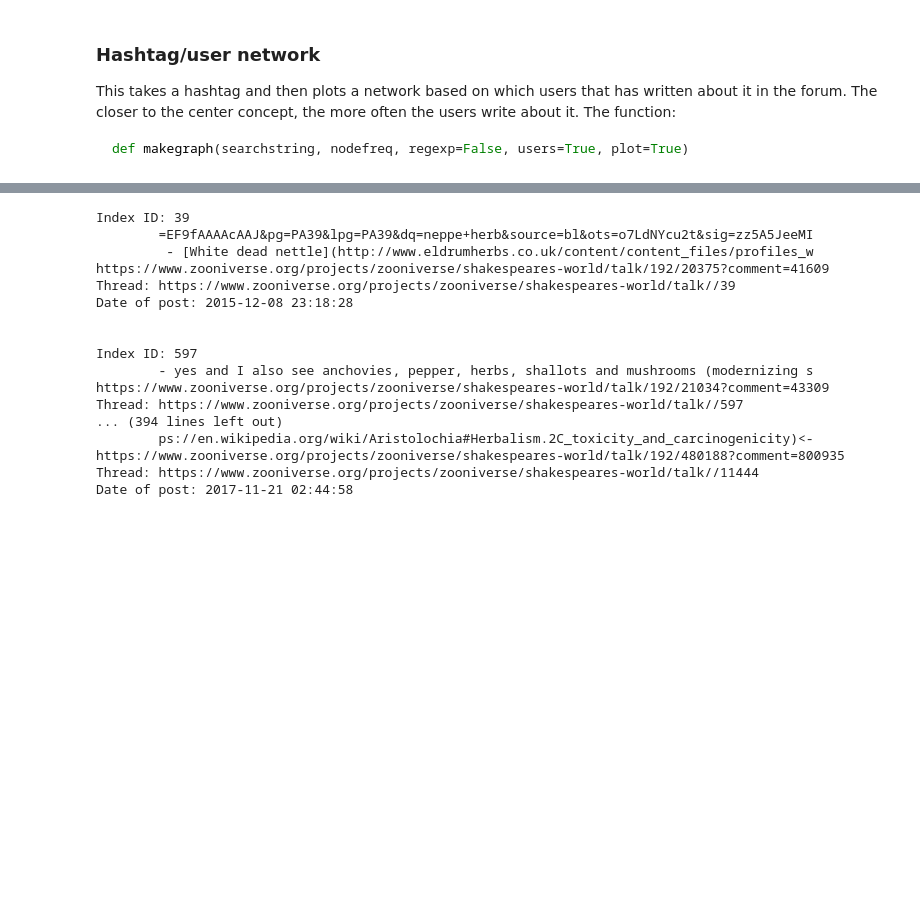
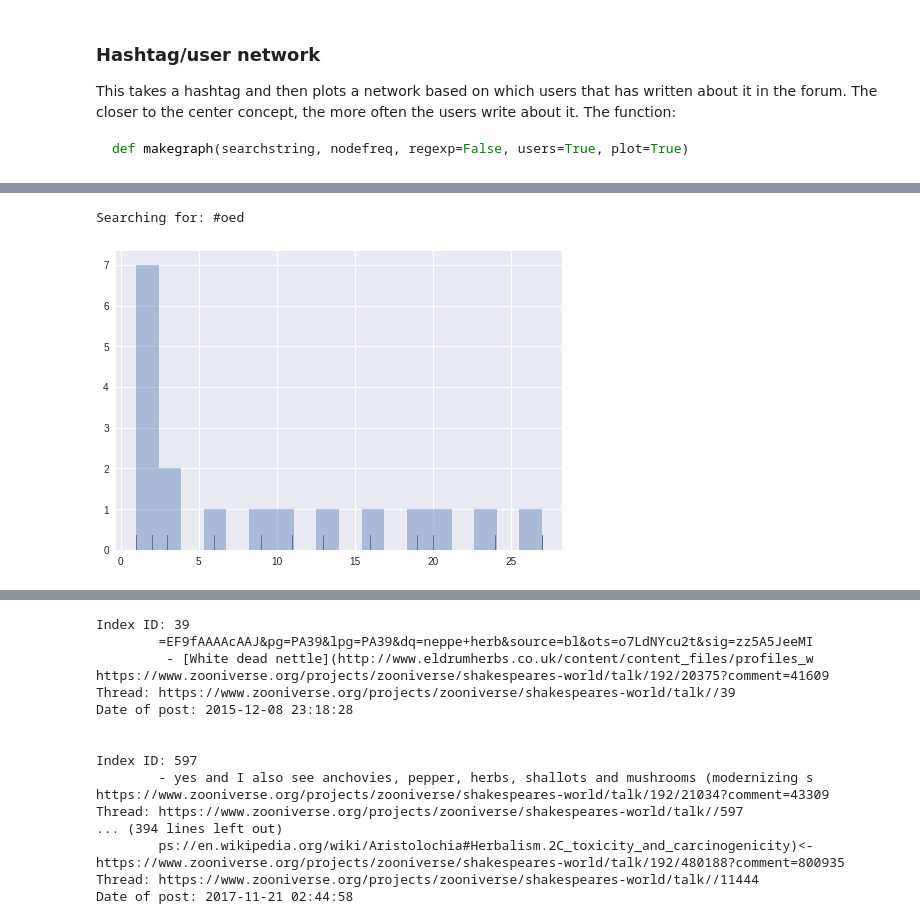
Before and after one commit to christopherkullenberg/talk-analyzer, a Jupyter notebook: shakespeareHashtagAnalyzer.ipynb, the cells around one changed output, grey strips where cells are left out. Saved outputs shown, nothing was run; the diff lists cells and outputs as text; code cells hidden in the pictures; blank space fills up the shorter version.

```diff
--- a/shakespeareHashtagAnalyzer.ipynb
+++ b/shakespeareHashtagAnalyzer.ipynb
@@ -54,0 +74,5 @@ Searching for: #food
+# %%
+ta.CoreSet.distplot("#oed", df)
+# %% [output]
+Searching for: #oed
+[figure, added]
```
Also changed, not shown: parts of 8 cells of this notebook, 3 other files.
